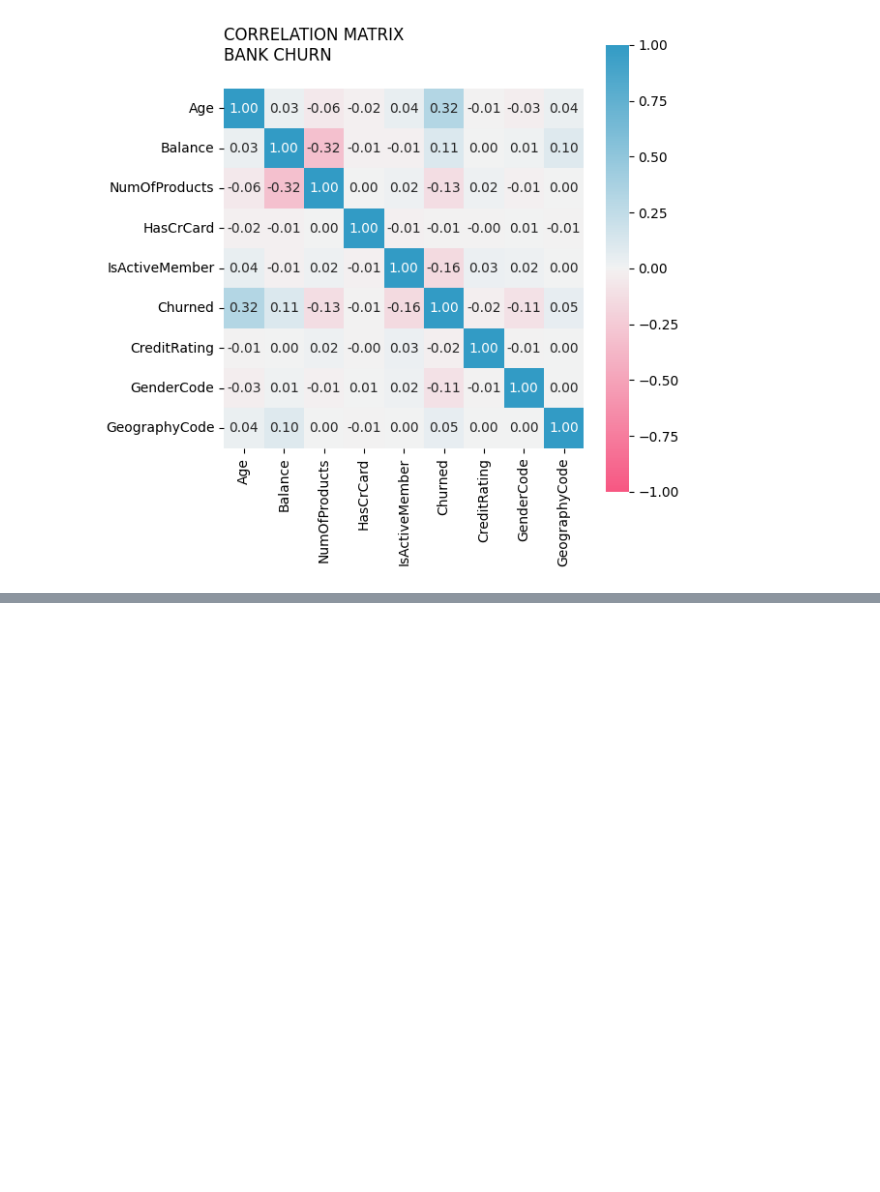
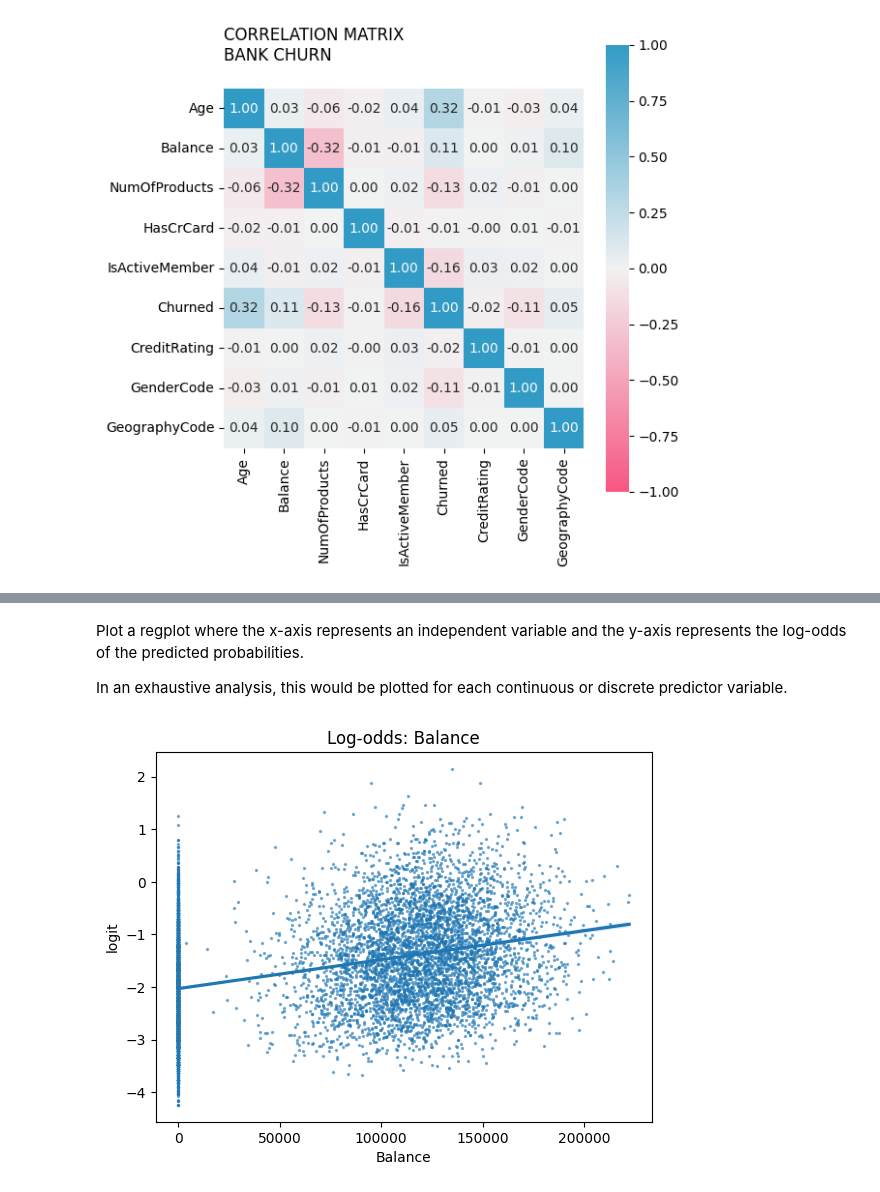
Before and after one commit to aprilhong/bankchurn, a Jupyter notebook: bank_churn_notebook.ipynb, the cells around one changed output, grey strips where cells are left out. Saved outputs shown, nothing was run; the diff lists cells and outputs as text; code cells hidden in the pictures; blank space fills up the shorter version.

```diff
--- a/bank_churn_notebook.ipynb
+++ b/bank_churn_notebook.ipynb
@@ -982,0 +1265,4 @@ most likely drop
+# %%
+# fit the model to the data by using the .fit() function
+# save the fitted model as a variable called model
+model = LogisticRegression(random_state=42,max_iter=500).fit(X_train,y_train)
@@ -982,0 +1299,4 @@ most likely drop
+# %%
+# Get the predicted probabilities of the training data
+training_probabilities = model.predict_proba(X_train)
+training_probabilities
@@ -982,0 +1322,16 @@ most likely drop
+# %%
+# 1. Copy the `X_train` dataframe and assign to `logit_data`
+logit_data = X_train.copy()
+
+# 2. Create a new `logit` column in the `logit_data` df
+logit_data['logit'] = [np.log(prob[1] / prob[0]) for prob in training_probabilities]
+# %% [markdown]
+Plot a regplot where the x-axis represents an independent variable and the y-axis represents the log-odds of the predicted probabilities.
+
+In an exhaustive analysis, this would be plotted for each continuous or discrete predictor variable.
+# %%
+# Plot the logistic regression and its confidence band
+sns.regplot(x='Balance', y='logit', data=logit_data, scatter_kws={'s': 2, 'alpha': 0.5})
+plt.title('Log-odds: Balance');
+# %% [output]
+[figure, added]
```
Also changed, not shown: parts of 95 cells of this notebook.
